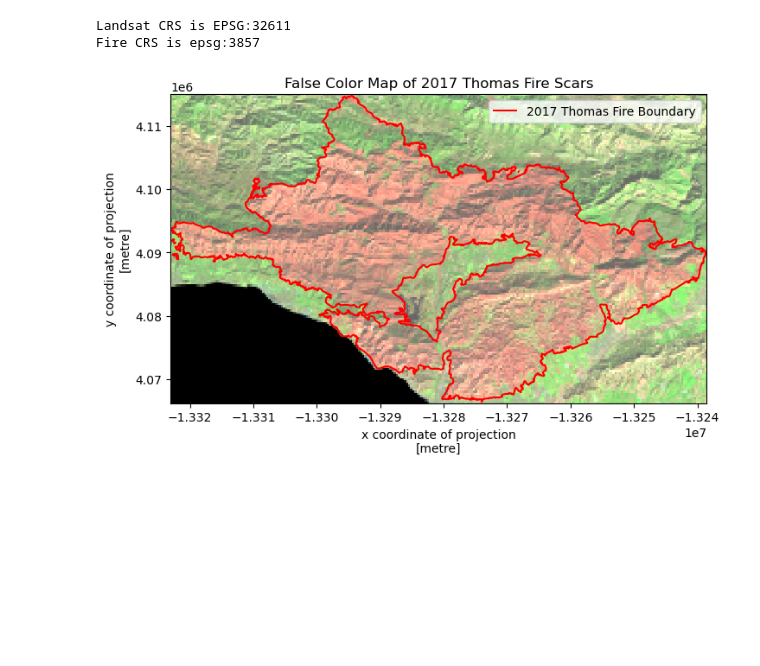
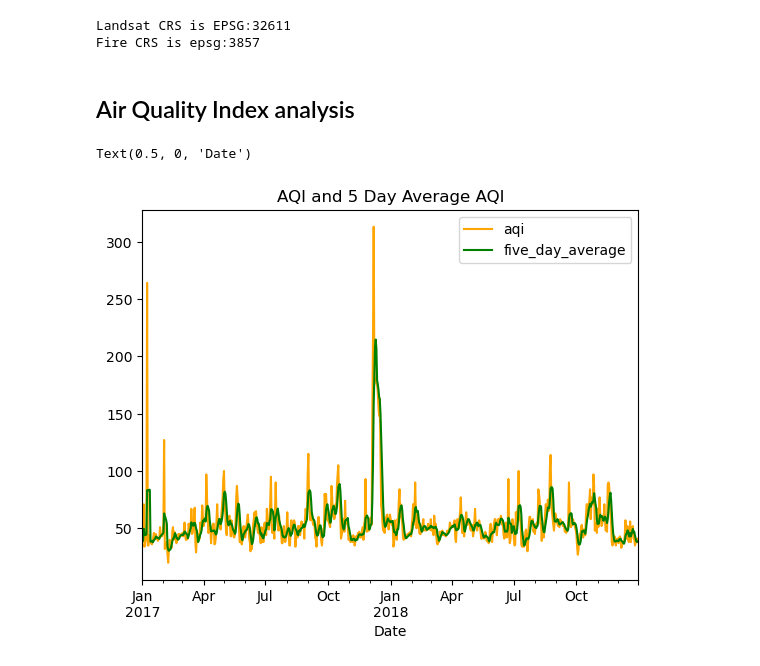
Before and after one commit to mmyiv/eds220-hwk4, a Jupyter notebook: blogpost_yiv.ipynb, the cells around one changed output. Drawn from its saved outputs; the diff is of its cells as text; code cells hidden in the pictures; blank space fills up the shorter version.

```diff
--- a/blogpost_yiv.ipynb
+++ b/blogpost_yiv.ipynb
@@ -120,26 +155,45 @@ assert landsat.rio.crs == thomas_fire.crs
 # %%
 # Clip landsat data to the bounds of thomas fire
 landsat_fire = landsat.rio.clip_box(*thomas_fire.total_bounds)
-# %%
-# Map of SWIR/NIR/RED with Thomas fire + figure description
-
-# Initialize plot
-fig, ax = plt.subplots(figsize = (8,8))
-
-# Landsat clipped plot
-landsat_fire[['swir22', 'nir08', 'red']].to_array().plot.imshow(ax = ax, robust = True)
-
-# Thomas fire boundary
-thomas_fire.boundary.plot(ax = ax,
-                         color = 'red',
-                         linewidth = 1.5,
-                         label = 'Thomas Fire Boundary')
-
-plt.legend(thomas_fire, labels = ['2017 Thomas Fire Boundary'])
-
-# Set title
-ax.set_title('False Color Map of 2017 Thomas Fire Scars')
-
-plt.show()
-# %% [output]
-[figure, removed]
+# %% [markdown]
+## Air Quality Index analysis
+# %%
+# Read in data
+aqi_17 = pd.read_csv('https://aqs.epa.gov/aqsweb/airdata/daily_aqi_by_county_2017.zip', compression='zip')
+aqi_18 = pd.read_csv('https://aqs.epa.gov/aqsweb/airdata/daily_aqi_by_county_2018.zip')
+# %%
+# Stack data frames into one
+aqi = pd.concat([aqi_17, aqi_18])
+
+# Simplify column names
+aqi.columns = (aqi.columns
+                  .str.lower()
+                  .str.replace(' ','_'))
+
+# Filter data to Santa Barbara County
+aqi_sb = aqi[aqi['county_name']=='Santa Barbara']
+
+# Drop columns from data: State and county name and code
+aqi_sb = aqi_sb.drop(columns=['state_name', 'county_name', 'state_code','county_code'])
+
+# Update the date column type to datetime format
+aqi_sb['date'] = pd.to_datetime(aqi_sb['date'])
+
+# Set index to date column
+aqi_sb = aqi_sb.set_index('date')
+
+# Calculate AQI rolling average over 5 days
+rolling_average = aqi_sb['aqi'].rolling('5D').mean()
+
+# Add rolling average as a new column
+aqi_sb['five_day_average'] = rolling_average
+
+# Make plot of AQis by date
+aqi_sb.plot(kind = 'line',
+            y = ['aqi', 'five_day_average'],
+            title = "AQI and 5 Day Average AQI",
+            color=['orange', 'green']
+).set_xlabel("Date")
+# %% [output]
+Text(0.5, 0, 'Date')
+[figure, added]
```
Also changed, not shown: parts of 5 cells of this notebook.
